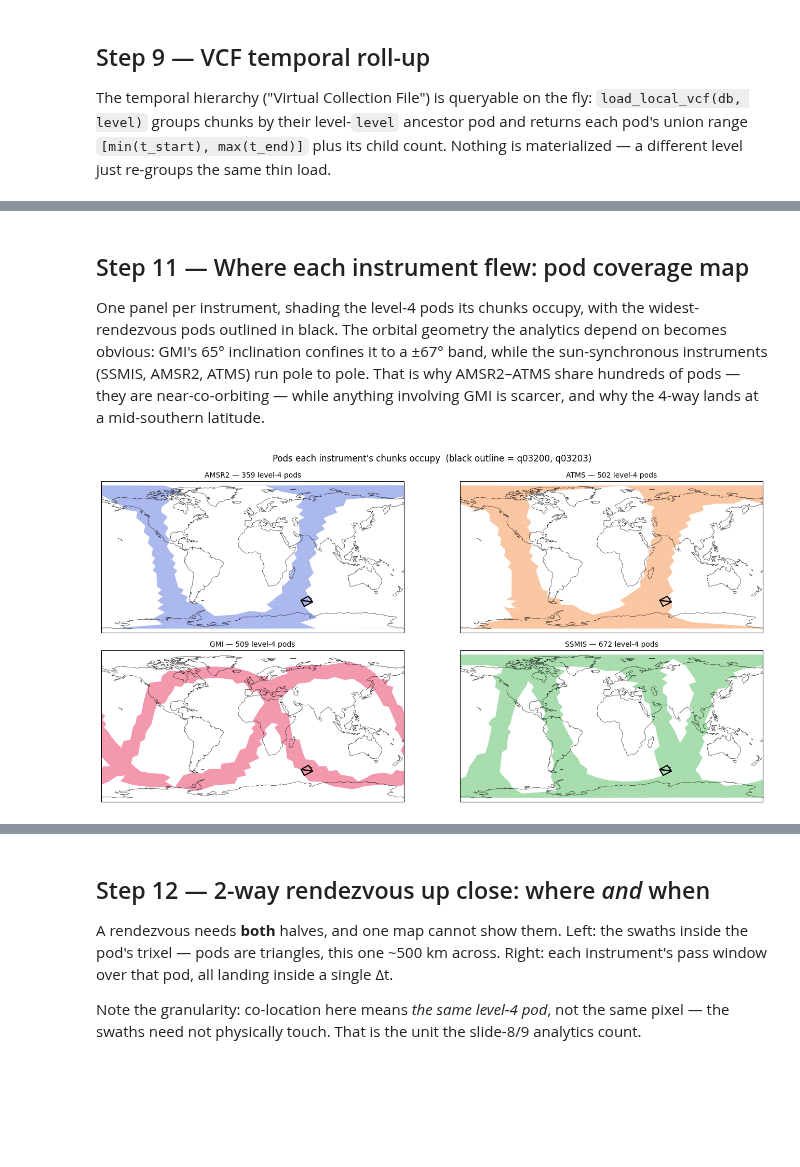
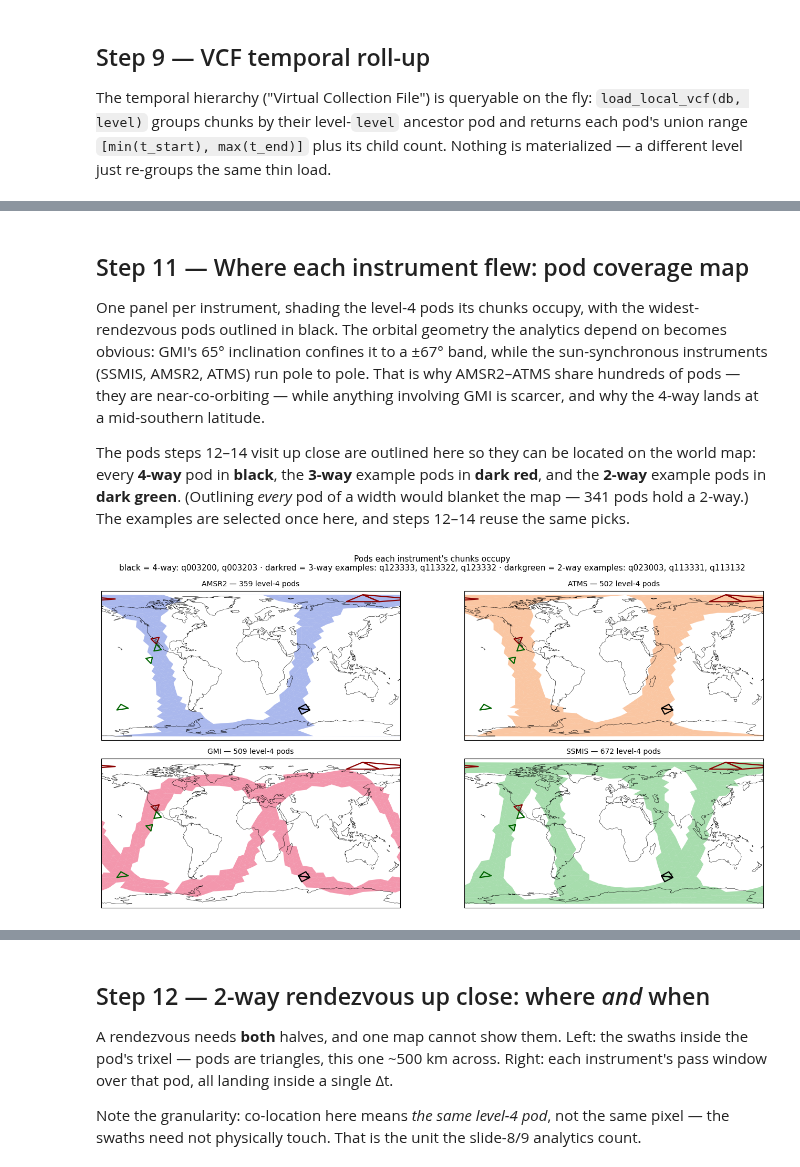
Before and after one commit to SpatioTemporal/STAREPandas, a Jupyter notebook: starepandas/local_starepods_examples.ipynb, the cells around one changed output, grey strips where cells are left out. Cells and saved outputs as stored; diff of their text form; code cells hidden in the pictures; blank space fills up the shorter version.

```diff
--- a/starepandas/local_starepods_examples.ipynb
+++ b/starepandas/local_starepods_examples.ipynb
@@ -571,13 +569,27 @@ Pod drill-down for q03200 — every combination meeting there:
 ## Step 11 — Where each instrument flew: pod coverage map
 
 One panel per instrument, shading the level-4 pods its chunks occupy, with the widest-rendezvous pods outlined in black. The orbital geometry the analytics depend on becomes obvious: GMI's 65° inclination confines it to a ±67° band, while the sun-synchronous instruments (SSMIS, AMSR2, ATMS) run pole to pole. That is why AMSR2–ATMS share hundreds of pods — they are near-co-orbiting — while anything involving GMI is scarcer, and why the 4-way lands at a mid-southern latitude.
+
+The pods steps 12–14 visit up close are outlined here so they can be located on the world map: every **4-way** pod in **black**, the **3-way** example pods in **dark red**, and the **2-way** example pods in **dark green**. (Outlining *every* pod of a width would blanket the map — 341 pods hold a 2-way.) The examples are selected once here, and steps 12–14 reuse the same picks.
 # %%
 from starepandas.io.granules import load_local_metadata
 from starepandas.demo_plots import (
-    plot_pod_coverage, plot_rendezvous, pod_pixels, rendezvous_examples,
+    plot_pod_coverage, plot_rendezvous, pod_pixels, pod_trixels,
+    rendezvous_examples,
 )
 
+demo_meta = load_local_metadata(demo.db_path)
+examples_by_width = {
+    n_way: rendezvous_examples(events, n_way, count=wanted,
+                               metadata=demo_meta, window=OVERLAP_DT)
+    for n_way, wanted in [(2, 3), (3, 3), (4, 2)]
+}
 quad_pods = list(pod_table[pod_table[widest].gt(0)].index)
-fig = plot_pod_coverage(catalog, highlight=quad_pods)
+outlines = [
+    (quad_pods, 'black', f'{widest}-way'),
+    ([p for p, _, _ in examples_by_width[3]], 'darkred', '3-way examples'),
+    ([p for p, _, _ in examples_by_width[2]], 'darkgreen', '2-way examples'),
+]
+fig = plot_pod_coverage(catalog, highlight=outlines)
 # %% [output]
-[figure, old version]
+[figure, new version]
```
Also changed, not shown: parts of 19 cells of this notebook, 19 other files.
